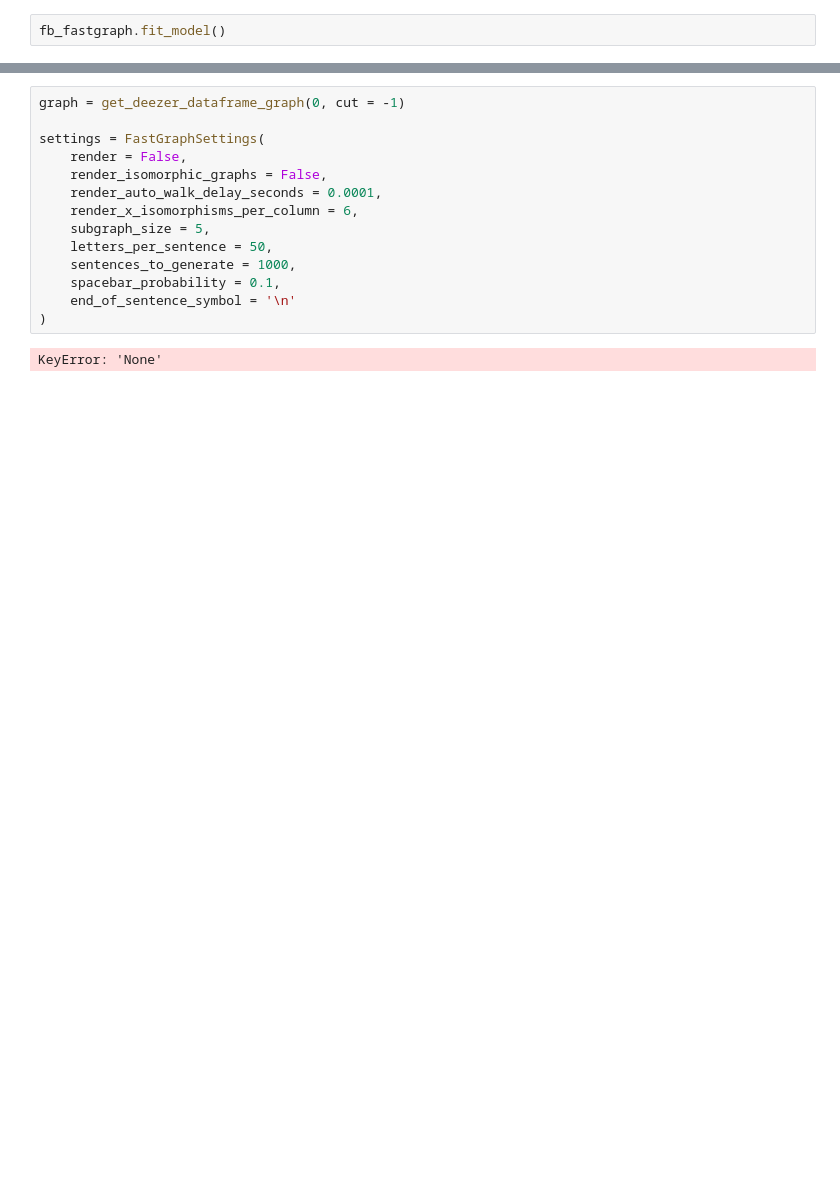
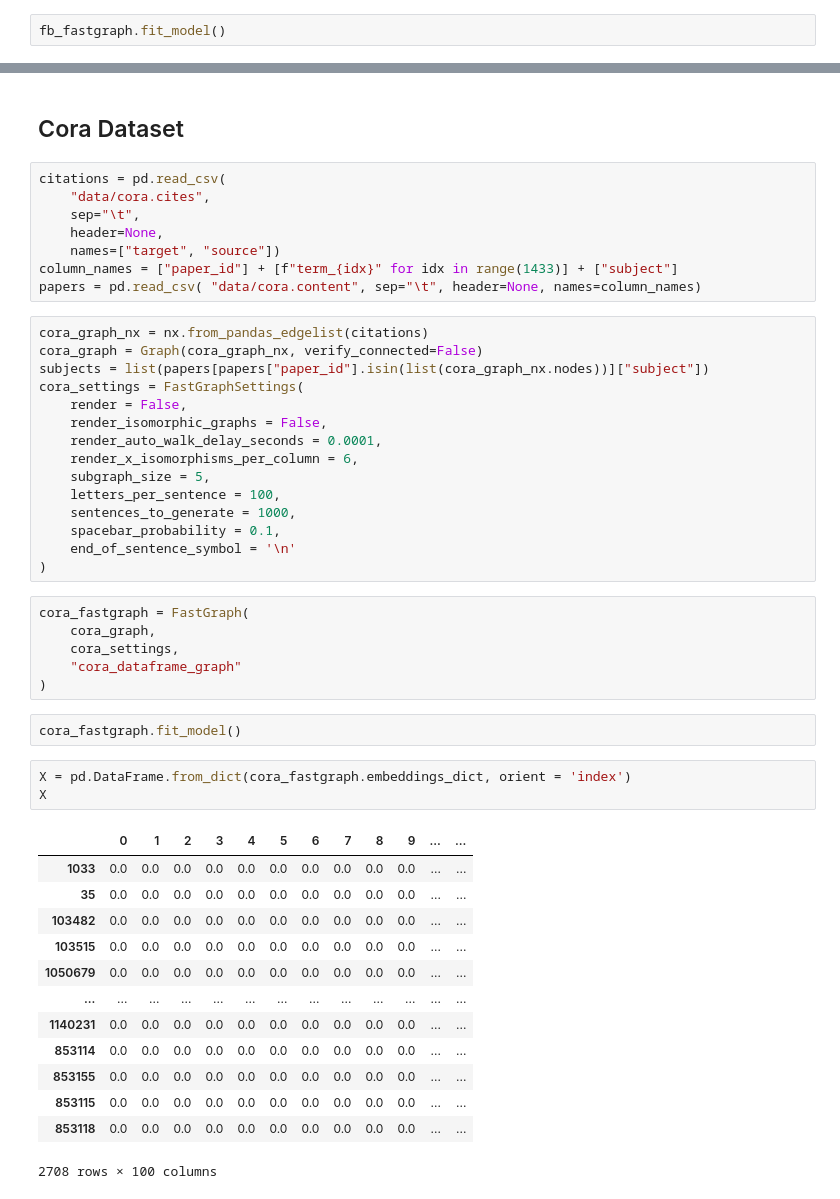
Before and after one commit to MaroonBlue/MLG_Project1, a Jupyter notebook: evaluation.ipynb, the cells around one changed output, grey strips where cells are left out. Cells and saved outputs as stored; diff of their text form; blank space fills up the shorter version.

```diff
--- a/evaluation.ipynb
+++ b/evaluation.ipynb
@@ -71,16 +89,50 @@ y = get_facebook_circles_data(); y
+# %% [markdown]
+## Cora Dataset
+# %%
+citations = pd.read_csv(
+    "data/cora.cites",
+    sep="\t",
+    header=None,
+    names=["target", "source"])
+column_names = ["paper_id"] + [f"term_{idx}" for idx in range(1433)] + ["subject"]
+papers = pd.read_csv( "data/cora.content", sep="\t", header=None, names=column_names)
 # %%
-graph = get_deezer_dataframe_graph(0, cut = -1)
-
-settings = FastGraphSettings(
+cora_graph_nx = nx.from_pandas_edgelist(citations)
+cora_graph = Graph(cora_graph_nx, verify_connected=False)
+subjects = list(papers[papers["paper_id"].isin(list(cora_graph_nx.nodes))]["subject"])
+cora_settings = FastGraphSettings(
     render = False,
     render_isomorphic_graphs = False,
     render_auto_walk_delay_seconds = 0.0001,
     render_x_isomorphisms_per_column = 6,
     subgraph_size = 5,
-    letters_per_sentence = 50,
+    letters_per_sentence = 100,
     sentences_to_generate = 1000,
     spacebar_probability = 0.1,
     end_of_sentence_symbol = '\n'
 )
-# %% [output]
-KeyError: 'None'
+# %%
+cora_fastgraph = FastGraph(
+    cora_graph,
+    cora_settings,
+    "cora_dataframe_graph"
+)
+# %%
+cora_fastgraph.fit_model()
+# %%
+X = pd.DataFrame.from_dict(cora_fastgraph.embeddings_dict, orient = 'index')
+X
+# %% [output]
+|  | 0 | 1 | 2 | 3 | 4 | 5 | 6 | 7 | 8 | 9 | ... | ... |
+| 1033 | 0.0 | 0.0 | 0.0 | 0.0 | 0.0 | 0.0 | 0.0 | 0.0 | 0.0 | 0.0 | ... | ... |
+| 35 | 0.0 | 0.0 | 0.0 | 0.0 | 0.0 | 0.0 | 0.0 | 0.0 | 0.0 | 0.0 | ... | ... |
+| 103482 | 0.0 | 0.0 | 0.0 | 0.0 | 0.0 | 0.0 | 0.0 | 0.0 | 0.0 | 0.0 | ... | ... |
+| 103515 | 0.0 | 0.0 | 0.0 | 0.0 | 0.0 | 0.0 | 0.0 | 0.0 | 0.0 | 0.0 | ... | ... |
+| 1050679 | 0.0 | 0.0 | 0.0 | 0.0 | 0.0 | 0.0 | 0.0 | 0.0 | 0.0 | 0.0 | ... | ... |
+| ... | ... | ... | ... | ... | ... | ... | ... | ... | ... | ... | ... | ... |
+| 1140231 | 0.0 | 0.0 | 0.0 | 0.0 | 0.0 | 0.0 | 0.0 | 0.0 | 0.0 | 0.0 | ... | ... |
+| 853114 | 0.0 | 0.0 | 0.0 | 0.0 | 0.0 | 0.0 | 0.0 | 0.0 | 0.0 | 0.0 | ... | ... |
+| 853155 | 0.0 | 0.0 | 0.0 | 0.0 | 0.0 | 0.0 | 0.0 | 0.0 | 0.0 | 0.0 | ... | ... |
+| 853115 | 0.0 | 0.0 | 0.0 | 0.0 | 0.0 | 0.0 | 0.0 | 0.0 | 0.0 | 0.0 | ... | ... |
+| 853118 | 0.0 | 0.0 | 0.0 | 0.0 | 0.0 | 0.0 | 0.0 | 0.0 | 0.0 | 0.0 | ... | ... |
+2708 rows × 100 columns
```
Also changed, not shown: parts of 16 cells of this notebook.
